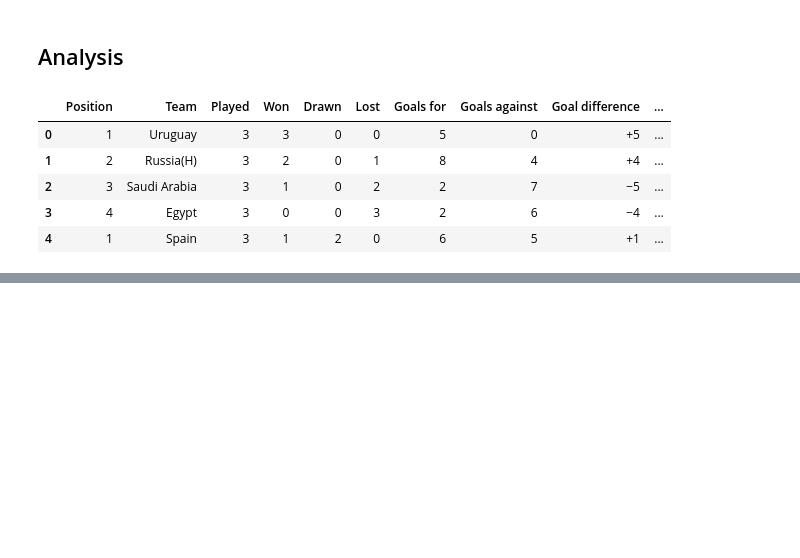
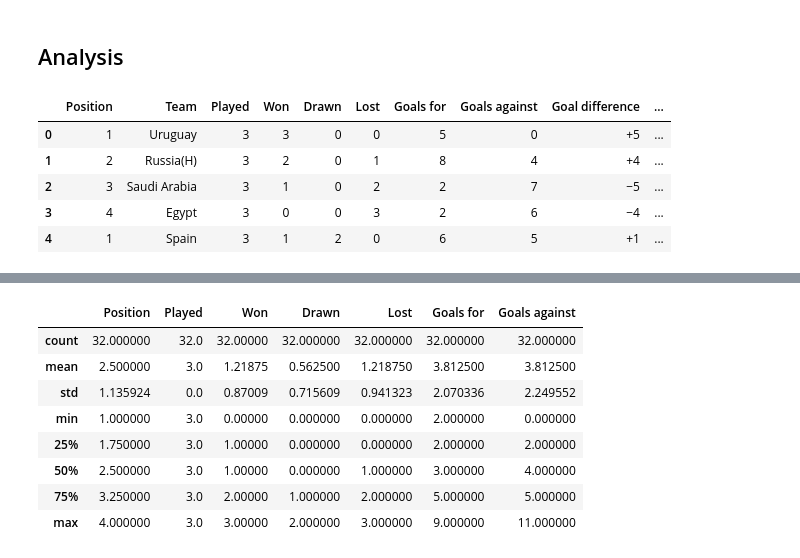
Before and after one commit to DSIG-NITC/Sesssion-1-Intro-to-data-science, a Jupyter notebook: Assignment1- Let's Football!.ipynb, the cells around one changed output, grey strips where cells are left out. Cells and saved outputs as stored; diff of their text form; code cells hidden in the pictures; blank space fills up the shorter version.

```diff
--- a/Assignment1- Let's Football!.ipynb
+++ b/Assignment1- Let's Football!.ipynb
@@ -554,0 +855,12 @@ df.head()
+# %%
+df_fifa18.describe()
+# %% [output]
+|  | Position | Played | Won | Drawn | Lost | Goals for | Goals against |
+| count | 32.000000 | 32.0 | 32.00000 | 32.000000 | 32.000000 | 32.000000 | 32.000000 |
+| mean | 2.500000 | 3.0 | 1.21875 | 0.562500 | 1.218750 | 3.812500 | 3.812500 |
+| std | 1.135924 | 0.0 | 0.87009 | 0.715609 | 0.941323 | 2.070336 | 2.249552 |
+| min | 1.000000 | 3.0 | 0.00000 | 0.000000 | 0.000000 | 2.000000 | 0.000000 |
+| 25% | 1.750000 | 3.0 | 1.00000 | 0.000000 | 0.000000 | 2.000000 | 2.000000 |
+| 50% | 2.500000 | 3.0 | 1.00000 | 0.000000 | 1.000000 | 3.000000 | 4.000000 |
+| 75% | 3.250000 | 3.0 | 2.00000 | 1.000000 | 2.000000 | 5.000000 | 5.000000 |
+| max | 4.000000 | 3.0 | 3.00000 | 2.000000 | 3.000000 | 9.000000 | 11.000000 |
```
Also changed, not shown: parts of 49 cells of this notebook.
